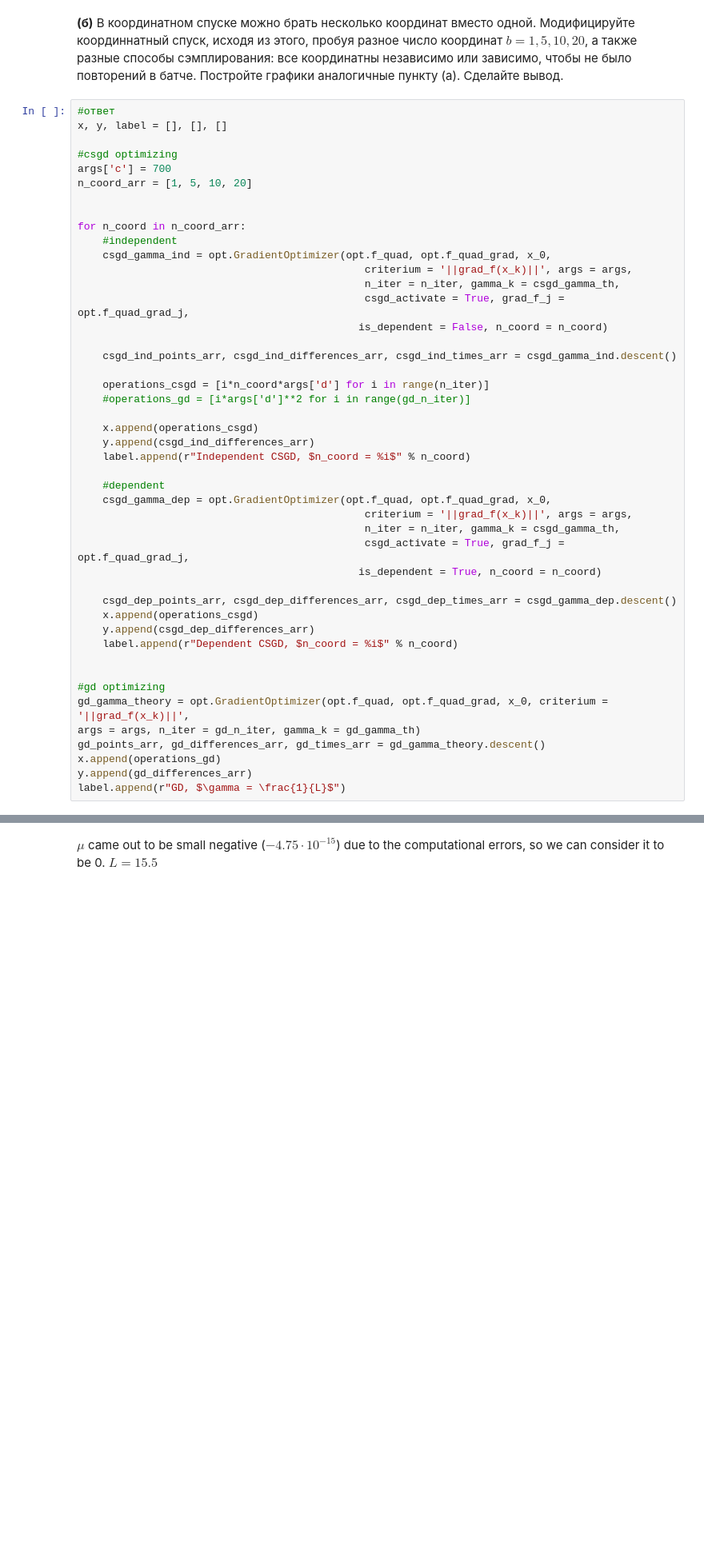
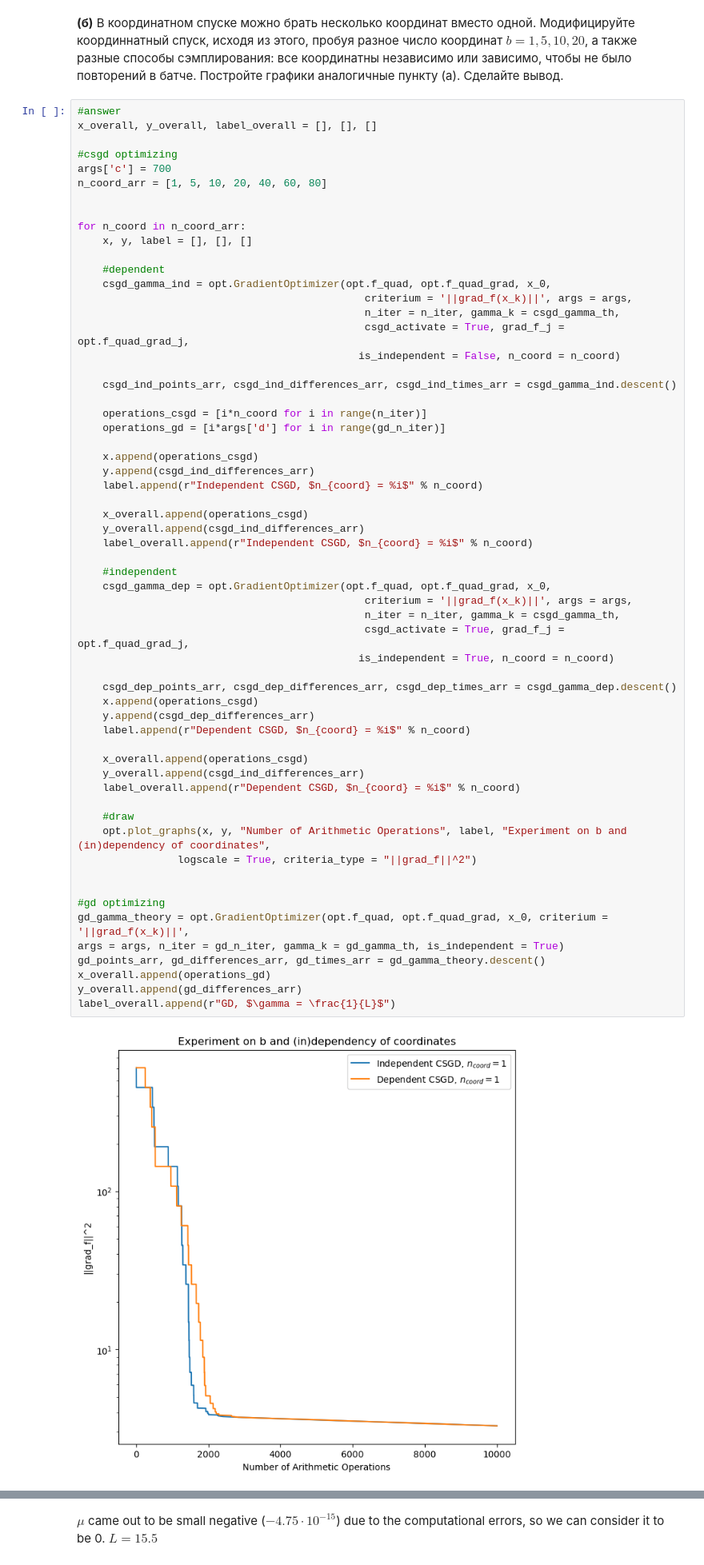
Before and after one commit to k2a07/MIPT-homeworks, a Jupyter notebook: Acharya_Kirill_Optimization_HW_6.ipynb, the cells around one changed output, grey strips where cells are left out. Shown at 80% size. Drawn from its saved outputs; the diff is of its cells as text; blank space fills up the shorter version.

```diff
--- a/Acharya_Kirill_Optimization_HW_6.ipynb
+++ b/Acharya_Kirill_Optimization_HW_6.ipynb
@@ -94,48 +96,64 @@ Seems that CSGD with $\gamma = 700$ is better that GD, I'll use this model.
 # %% [markdown]
 __(б)__ В координатном спуске можно брать несколько координат вместо одной. Модифицируйте координнатный спуск, исходя из этого, пробуя разное число координат $b = 1, 5, 10, 20$, а также разные способы сэмплирования: все координатны независимо или зависимо, чтобы не было повторений в батче. Постройте графики аналогичные пункту (а). Сделайте вывод.
 # %%
-#ответ
-x, y, label = [], [], []
+#answer
+x_overall, y_overall, label_overall = [], [], []
 
 #csgd optimizing
 args['c'] = 700
-n_coord_arr = [1, 5, 10, 20]
+n_coord_arr = [1, 5, 10, 20, 40, 60, 80]
 
 
 for n_coord in n_coord_arr:
-    #independent
+    x, y, label = [], [], []
+
+    #dependent
     csgd_gamma_ind = opt.GradientOptimizer(opt.f_quad, opt.f_quad_grad, x_0,
                                               criterium = '||grad_f(x_k)||', args = args,
                                               n_iter = n_iter, gamma_k = csgd_gamma_th,
                                               csgd_activate = True, grad_f_j = opt.f_quad_grad_j,
-                                             is_dependent = False, n_coord = n_coord)
+                                             is_independent = False, n_coord = n_coord)
 
     csgd_ind_points_arr, csgd_ind_differences_arr, csgd_ind_times_arr = csgd_gamma_ind.descent()
 
-    operations_csgd = [i*n_coord*args['d'] for i in range(n_iter)]
-    #operations_gd = [i*args['d']**2 for i in range(gd_n_iter)]
+    operations_csgd = [i*n_coord for i in range(n_iter)]
+    operations_gd = [i*args['d'] for i in range(gd_n_iter)]
 
     x.append(operations_csgd)
     y.append(csgd_ind_differences_arr)
-    label.append(r"Independent CSGD, $n_coord = %i$" % n_coord)
+    label.append(r"Independent CSGD, $n_{coord} = %i$" % n_coord)
 
-    #dependent
+    x_overall.append(operations_csgd)
+    y_overall.append(csgd_ind_differences_arr)
+    label_overall.append(r"Independent CSGD, $n_{coord} = %i$" % n_coord)
+
+    #independent
     csgd_gamma_dep = opt.GradientOptimizer(opt.f_quad, opt.f_quad_grad, x_0,
                                               criterium = '||grad_f(x_k)||', args = args,
                                               n_iter = n_iter, gamma_k = csgd_gamma_th,
                                               csgd_activate = True, grad_f_j = opt.f_quad_grad_j,
-                                             is_dependent = True, n_coord = n_coord)
+                                             is_independent = True, n_coord = n_coord)
 
     csgd_dep_points_arr, csgd_dep_differences_arr, csgd_dep_times_arr = csgd_gamma_dep.descent()
     x.append(operations_csgd)
     y.append(csgd_dep_differences_arr)
-    label.append(r"Dependent CSGD, $n_coord = %i$" % n_coord)
+    label.append(r"Dependent CSGD, $n_{coord} = %i$" % n_coord)
+
+    x_overall.append(operations_csgd)
+    y_overall.append(csgd_ind_differences_arr)
+    label_overall.append(r"Dependent CSGD, $n_{coord} = %i$" % n_coord)
+
+    #draw
+    opt.plot_graphs(x, y, "Number of Arithmetic Operations", label, "Experiment on b and (in)dependency of coordinates",
+                logscale = True, criteria_type = "||grad_f||^2")
 
 
 #gd optimizing
 gd_gamma_theory = opt.GradientOptimizer(opt.f_quad, opt.f_quad_grad, x_0, criterium = '||grad_f(x_k)||',
-args = args, n_iter = gd_n_iter, gamma_k = gd_gamma_th)
+args = args, n_iter = gd_n_iter, gamma_k = gd_gamma_th, is_independent = True)
 gd_points_arr, gd_differences_arr, gd_times_arr = gd_gamma_theory.descent()
-x.append(operations_gd)
-y.append(gd_differences_arr)
-label.append(r"GD, $\gamma = \frac{1}{L}$")
+x_overall.append(operations_gd)
+y_overall.append(gd_differences_arr)
+label_overall.append(r"GD, $\gamma = \frac{1}{L}$")
+# %% [output]
+[figure, added]
```
Also changed, not shown: parts of 10 cells of this notebook.
